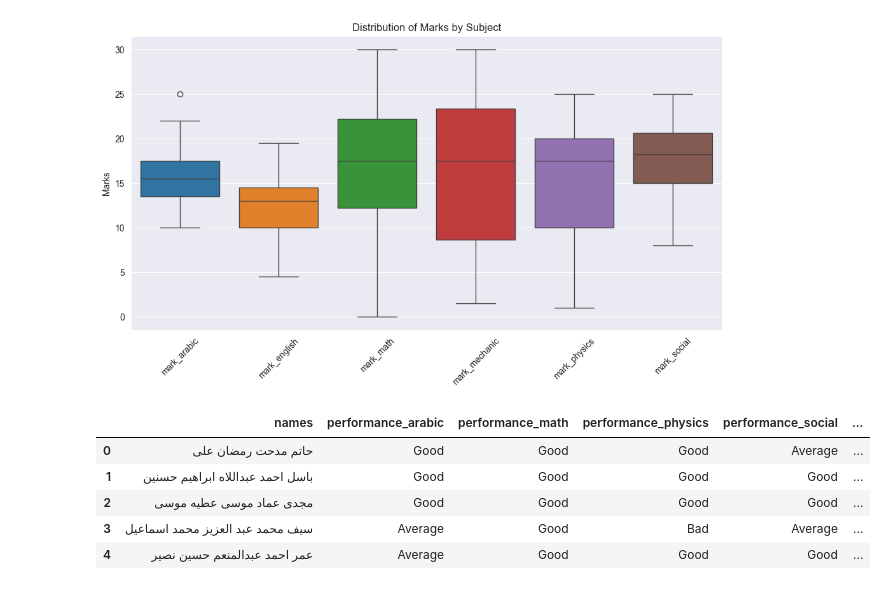
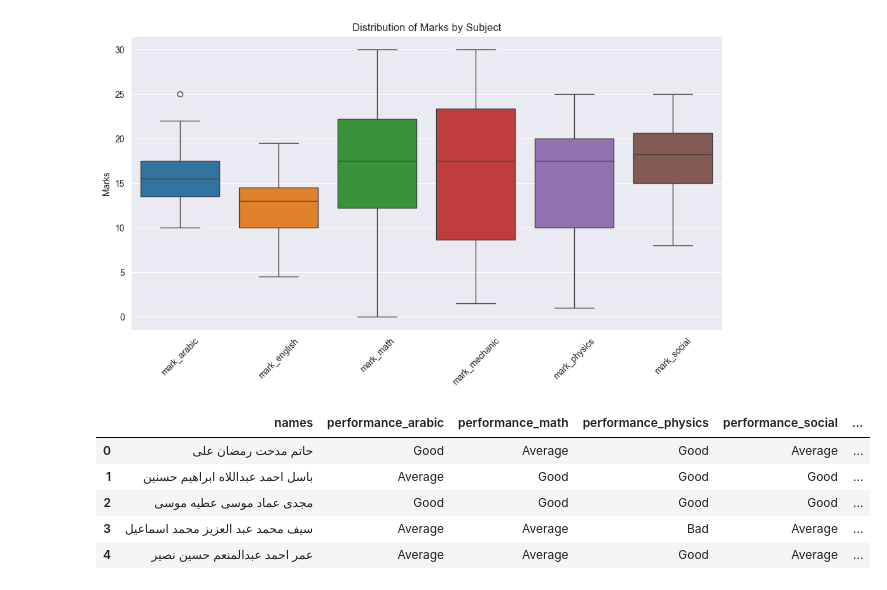
Before and after one commit to Hosny-Mohammed/Student-Performance-Analysis, a Jupyter notebook: student_performance_analysis.ipynb, the cells around one changed output. Drawn from its saved outputs; the diff is of its cells as text; code cells hidden in the pictures.

```diff
--- a/student_performance_analysis.ipynb
+++ b/student_performance_analysis.ipynb
@@ -244,34 +244,39 @@ plt.show()
 # %% [output]
 [figure]
 # %%
-# Define a function to categorize grades into "Good", "Bad", or "Average"
-def categorize_performance(grade):
+def categorize_performance(grade, full_mark):
+    """
+    Categorize performance based on grade and full mark.
+    - "Good": 70% or above of the full mark
+    - "Average": between 50% and 70% of the full mark
+    - "Bad": below 50% of the full mark
+    """
     if isinstance(grade, (int, float)):
-        if grade >= 15:
+        if grade >= 0.7 * full_mark:
             return 'Good'
-        elif grade < 10:
+        elif grade < 0.5 * full_mark:
             return 'Bad'
         else:
             return 'Average'
-    return 'Unknown'  # For missing or non-numeric grades like "غ"
+    return 'Unknown'  # For missing or non-numeric grades
 
-# Apply this categorization function for each subject
-df['performance_arabic'] = df['mark_arabic'].apply(categorize_performance)
-df['performance_math'] = df['mark_math'].apply(categorize_performance)
-df['performance_physics'] = df['mark_physics'].apply(categorize_performance)
-df['performance_social'] = df['mark_social'].apply(categorize_performance)
-df['performance_mechanic'] = df['mark_mechanic'].apply(categorize_performance)
-df['performance_english'] = df['mark_english'].apply(categorize_performance)
+# Apply this categorization function for each subject with their respective full marks
+df['performance_arabic'] = df['mark_arabic'].apply(lambda x: categorize_performance(x, 25))
+df['performance_math'] = df['mark_math'].apply(lambda x: categorize_performance(x, 30))
+df['performance_physics'] = df['mark_physics'].apply(lambda x: categorize_performance(x, 25))
+df['performance_social'] = df['mark_social'].apply(lambda x: categorize_performance(x, 25))
+df['performance_mechanic'] = df['mark_mechanic'].apply(lambda x: categorize_performance(x, 30))
+df['performance_english'] = df['mark_english'].apply(lambda x: categorize_performance(x, 20))
 
 # Check the changes in the data
-df[['names', 'performance_arabic', 'performance_math', 'performance_physics', 'performance_social', 'performance_mechanic','performance_english']].head()
+df[['names', 'performance_arabic', 'performance_math', 'performance_physics', 'performance_social', 'performance_mechanic', 'performance_english']].head()
 # %% [output]
 |  | names | performance_arabic | performance_math | performance_physics | performance_social | ... |
-| 0 | حاتم مدحت رمضان على | Good | Good | Good | Average | ... |
-| 1 | باسل احمد عبداللاه ابراهيم حسنين | Good | Good | Good | Good | ... |
+| 0 | حاتم مدحت رمضان على | Good | Average | Good | Average | ... |
+| 1 | باسل احمد عبداللاه ابراهيم حسنين | Average | Good | Good | Good | ... |
 | 2 | مجدى عماد موسى عطيه موسى | Good | Good | Good | Good | ... |
-| 3 | سيف محمد عبد العزيز محمد اسماعيل | Average | Good | Bad | Average | ... |
-| 4 | عمر احمد عبدالمنعم حسين نصير | Average | Good | Good | Good | ... |
+| 3 | سيف محمد عبد العزيز محمد اسماعيل | Average | Average | Bad | Average | ... |
+| 4 | عمر احمد عبدالمنعم حسين نصير | Average | Average | Good | Average | ... |
 # %%
 df_melted = df.melt(id_vars=['names'], value_vars=['performance_arabic', 'performance_math', 'performance_physics', 'performance_social', 'performance_mechanic','performance_english'],
                     var_name='subject', value_name='performance')
```
Also changed, not shown: parts of 1 cell of this notebook.
